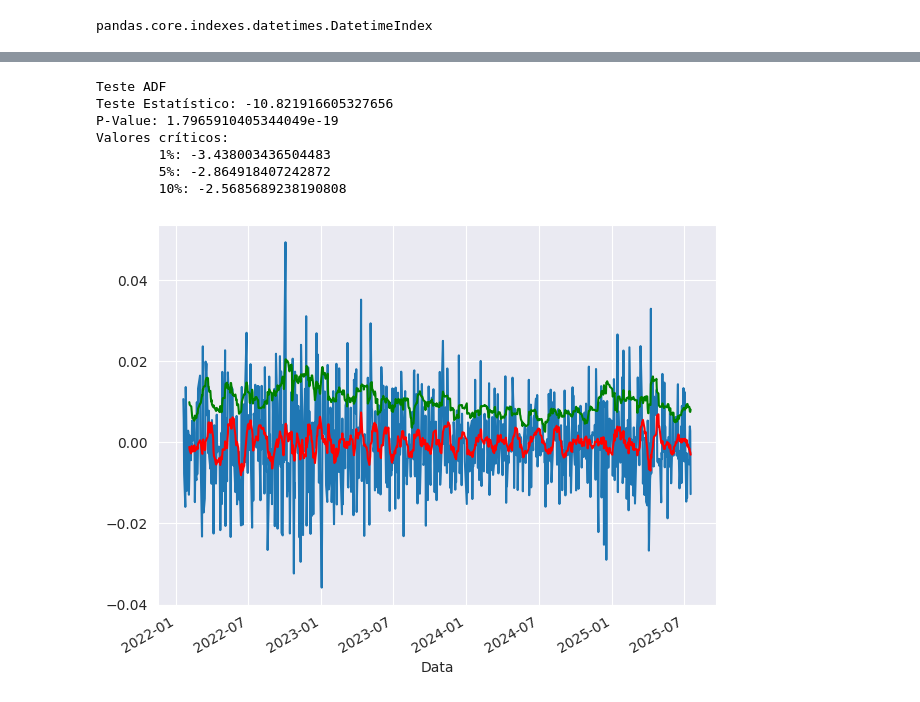
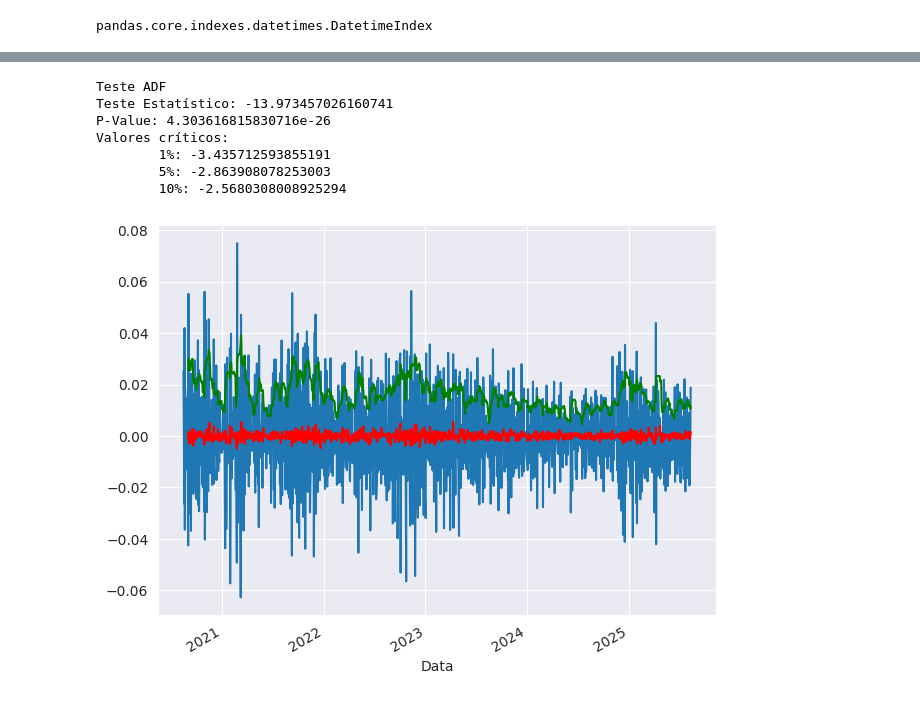
Before and after one commit to paulopetrillo/FIAP_TECH_CHALENGE_01, a Jupyter notebook: TECH_CHALENGE_01.ipynb, the cells around one changed output, grey strips where cells are left out. Saved outputs shown, nothing was run; the diff lists cells and outputs as text; code cells hidden in the pictures.

```diff
--- a/TECH_CHALENGE_01.ipynb
+++ b/TECH_CHALENGE_01.ipynb
@@ -91,7 +70,10 @@ ERROR:yfinance:HTTP Error 404:
 # Download end date string (YYYY-MM-DD) or _datetime, exclusive. Default is now E.g. for end=”2023-01-01”, the last data point will be on “2022-12-31”
 # %%
 # Atribuinda os dados a variável dados.
-dados = dados.history(start='2022-01-01', end='2025-07-19')
+#dados = dat.history(period="max")
+#dados = dados.history(start='2022-01-01', end='2025-07-19')
+dados = dados.history(period='5y')
+
 
 # transforma dados em um Dataframe.
 dados = pd.DataFrame(dados)
@@ -425,32 +422,55 @@ Valores críticos:
 # %%
-dados_Ultimo_diff = dados_Ultimo_s.diff(1)
-ma_diff = dados_Ultimo_diff.rolling(12).mean()
+dados_Ultimo_diff_2 = dados_Ultimo_diff.diff(1)
+ma_diff_2 = dados_Ultimo_diff_2.rolling(12).mean()
 
-std_diff = dados_Ultimo_diff.rolling(12).std()
+std_diff_2 = dados_Ultimo_diff_2.rolling(12).std()
 
 
 f, ax = plt.subplots()
-dados_Ultimo_diff.plot(ax=ax, legend=False)
-ma_diff.plot(ax=ax, legend=False, color='r')
-std_diff.plot(ax=ax, legend=False, color='g')
+dados_Ultimo_diff_2.plot(ax=ax, legend=False)
+ma_diff_2.plot(ax=ax, legend=False, color='r')
+std_diff_2.plot(ax=ax, legend=False, color='g')
 plt.tight_layout()
 
-X_diff = dados_Ultimo_diff.dropna().values
-result_diff = adfuller(X_diff)
+X_diff_2 = dados_Ultimo_diff_2.dropna().values
+result_diff_2 = adfuller(X_diff_2)
 
 print("Teste ADF")
-print(f"Teste Estatístico: {result_diff[0]}")
-print(f"P-Value: {result_diff[1]}")
+print(f"Teste Estatístico: {result_diff_2[0]}")
+print(f"P-Value: {result_diff_2[1]}")
 print("Valores críticos:")
 
-for key, value in result_diff[4].items():
+for key, value in result_diff_2[4].items():
   print(f"\t{key}: {value}")
+
+# dados_Ultimo_diff = dados_Ultimo_s.diff(1)
+# ma_diff = dados_Ultimo_diff.rolling(12).mean()
+
+# std_diff = dados_Ultimo_diff.rolling(12).std()
+
+
+# f, ax = plt.subplots()
+# dados_Ultimo_diff.plot(ax=ax, legend=False)
+# ma_diff.plot(ax=ax, legend=False, color='r')
+# std_diff.plot(ax=ax, legend=False, color='g')
+# plt.tight_layout()
+
+# X_diff = dados_Ultimo_diff.dropna().values
+# result_diff = adfuller(X_diff)
+
+# print("Teste ADF")
+# print(f"Teste Estatístico: {result_diff[0]}")
+# print(f"P-Value: {result_diff[1]}")
+# print("Valores críticos:")
+
+# for key, value in result_diff[4].items():
+#   print(f"\t{key}: {value}")
 # %% [output]
 Teste ADF
-Teste Estatístico: -10.821916605327656
-P-Value: 1.7965910405344049e-19
+Teste Estatístico: -13.973457026160741
+P-Value: 4.303616815830716e-26
 Valores críticos:
-        1%: -3.438003436504483
-        5%: -2.864918407242872
-        10%: -2.5685689238190808
+        1%: -3.435712593855191
+        5%: -2.863908078253003
+        10%: -2.5680308008925294
-[figure, old version]
+[figure, new version]
```
Also changed, not shown: parts of 78 cells of this notebook.
